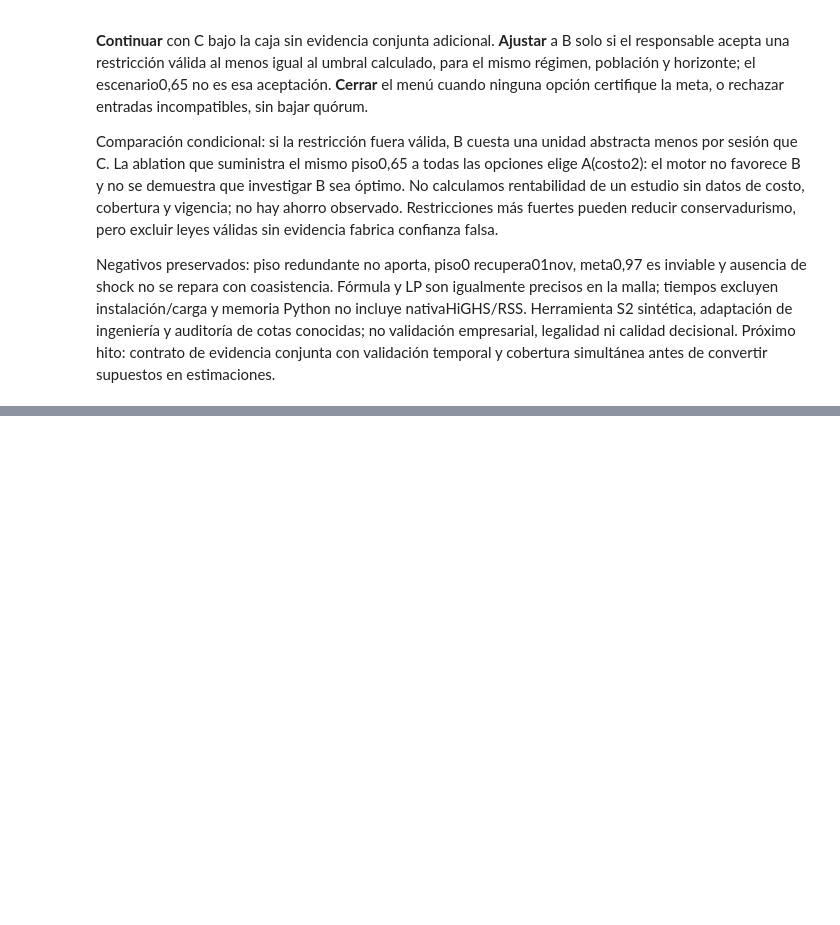
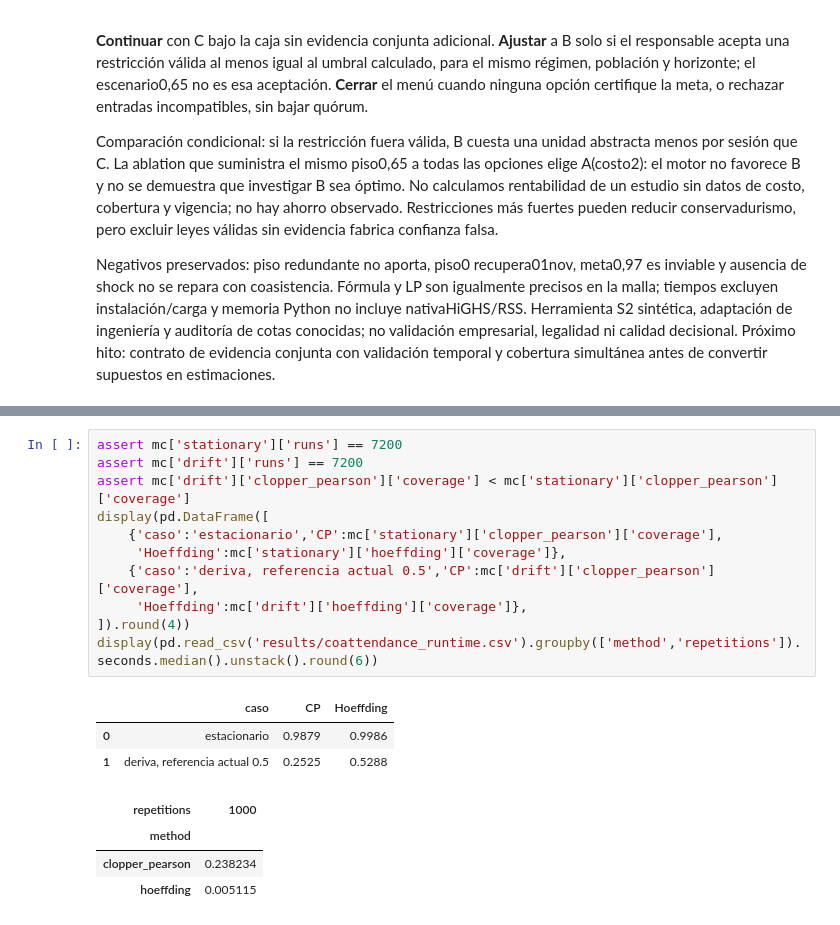
Before and after one commit to Jose85100/Portafolio, a Jupyter notebook: 06-strategy-innovation-and-leadership/21-executive-governance-board-decisions/quorum-common-cause-gate/notebook.ipynb, the cells around one changed output, grey strips where cells are left out. Saved outputs shown, nothing was run; the diff lists cells and outputs as text; blank space fills up the shorter version.

```diff
--- a/06-strategy-innovation-and-leadership/21-executive-governance-board-decisions/quorum-common-cause-gate/notebook.ipynb
+++ b/06-strategy-innovation-and-leadership/21-executive-governance-board-decisions/quorum-common-cause-gate/notebook.ipynb
@@ -479,0 +573,19 @@ Negativos preservados: piso redundante no aporta, piso0 recupera01nov, meta0,97
+# %%
+assert mc['stationary']['runs'] == 7200
+assert mc['drift']['runs'] == 7200
+assert mc['drift']['clopper_pearson']['coverage'] < mc['stationary']['clopper_pearson']['coverage']
+display(pd.DataFrame([
+    {'caso':'estacionario','CP':mc['stationary']['clopper_pearson']['coverage'],
+     'Hoeffding':mc['stationary']['hoeffding']['coverage']},
+    {'caso':'deriva, referencia actual 0.5','CP':mc['drift']['clopper_pearson']['coverage'],
+     'Hoeffding':mc['drift']['hoeffding']['coverage']},
+]).round(4))
+display(pd.read_csv('results/coattendance_runtime.csv').groupby(['method','repetitions']).seconds.median().unstack().round(6))
+# %% [output]
+|  | caso | CP | Hoeffding |
+| 0 | estacionario | 0.9879 | 0.9986 |
+| 1 | deriva, referencia actual 0.5 | 0.2525 | 0.5288 |
+| repetitions | 1000 |
+| method |  |
+| clopper_pearson | 0.238234 |
+| hoeffding | 0.005115 |
```
Also changed, not shown: parts of 14 cells of this notebook, 35 other files.
